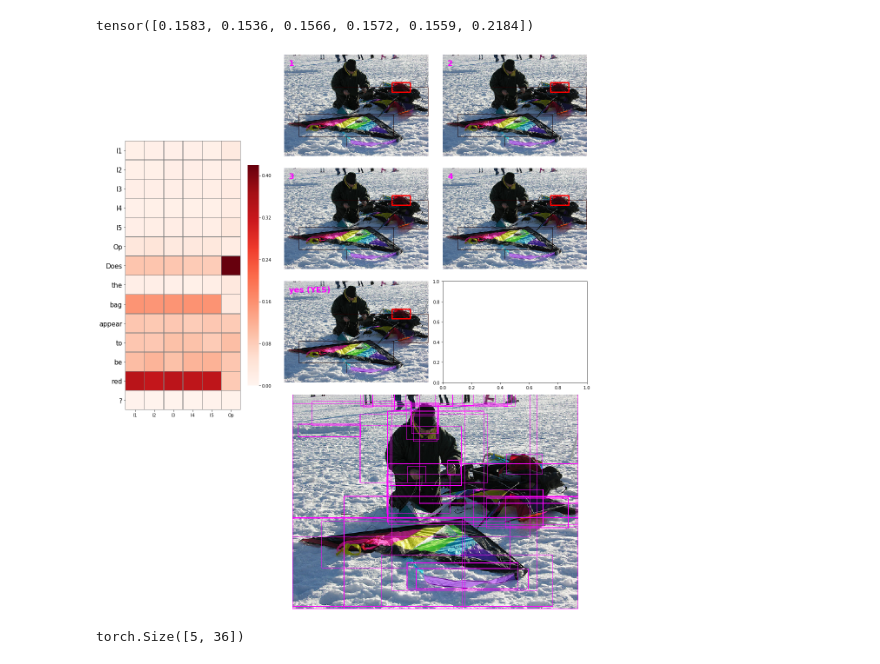
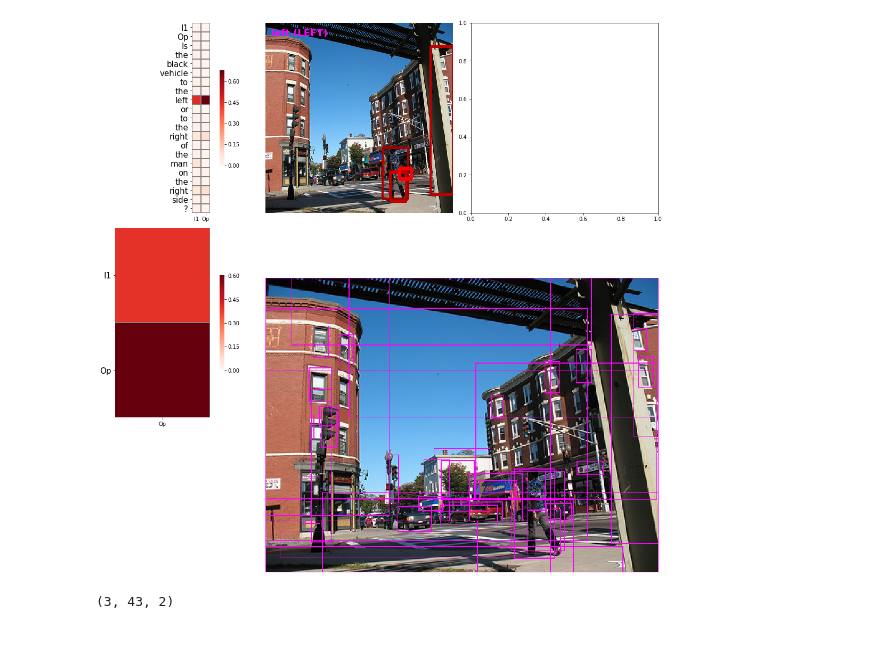
Before and after one commit to ialab-puc/FiLMac, a Jupyter notebook: visualize_attentions_lobs_objs.ipynb, the cells around one changed output. Drawn from its saved outputs; the diff is of its cells as text; code cells hidden in the pictures.

Commit message:
Triple transformer visualization

```diff
--- a/visualize_attentions_lobs_objs.ipynb
+++ b/visualize_attentions_lobs_objs.ipynb
@@ -29,3 +27,5 @@ model_dir = 'data/5_256_3layers_faster/'
+# %%
+model_dir = '/storage1/fcorencoret/FiLMac/data/1_256_3layers_faster/'
 # %%
 with open(os.path.join(model_dir, 'cfg.json'), 'r') as f:
     cfg = json.load(f)
@@ -56,7 +56,7 @@ manualSeed is not a valid config key
     "operation_linear": false
 }
 # %%
-data_dir = '/Users/sebamenabar/Documents/datasets/GQA/data'
+data_dir = '/storage1/datasets/GQA/data'
 cfg.DATASET.DATA_DIR = data_dir
 
 dataset = cfg.DATASET.DATASET
@@ -68,7 +68,7 @@ cfg.DATASET.DATASET = dataset
 #     data_dir = os.path.join(dataset_root, 'features')
 #     images_dir = os.path.join(dataset_root, 'images')
 if dataset == 'gqa':
-    dataset_root = '/Users/sebamenabar/Documents/datasets/GQA'
+    dataset_root = '/storage1/datasets/GQA/'
     data_dir = os.path.join(dataset_root, 'data')
     images_dir = os.path.join(dataset_root, 'images')
 
@@ -99,7 +99,7 @@ num_answers = len(reverse_answer_dic)
 from filmant import load_filmant
 # %%
 model = load_filmant(vocab, cfg)
-state = torch.load('data/5_256_3layers_faster/Model/model_checkpoint_000075.pth', map_location='cpu')
+state = torch.load('/storage1/fcorencoret/FiLMac/data/1_256_3layers_faster/Model/model_checkpoint_000085.pth', map_location='cpu')
 model.load_state_dict(state['model'])
 model.eval()
 return_layers = {
@@ -147,9 +127,6 @@ from visualize_attentions import plot_word_img_attn
-# %%
-avg_transformer_layers_outputs(mid_outputs['res_attn'])[-1]
-# %% [output]
-tensor([0.1583, 0.1536, 0.1566, 0.1572, 0.1559, 0.2184])
 # %%
-q_index = 5
+q_index = 5312
+stack = -1
 
 if dataset == 'gqa':
     b = collate_fn_gqa([ds[q_index]])
@@ -161,37 +138,44 @@ if dataset == 'gqa':
 
 elif dataset == 'clevr':
     b = collate_fn([ds[q_index]])
     image_filename = os.path.join(split, ds.questions[q_index]['image_filename'])
 
 with torch.no_grad():
-    mid_outputs, output = mid_getter(b['question'], b['question_length'], b['image'], b['bbox'])
+    mid_outputs, output = mid_getter(b['question'].cuda(), b['question_length'], b['image'].cuda(), b['bbox'].cuda())
 
 pred = vocab['answer_idx_to_token'][output.argmax().item()]
 gt = vocab['answer_idx_to_token'][b['answer'].item()]
 bboxes = b['bbox'][0].numpy()
 # num_gt_objs = b['image'][1].item()
 
 tokenized_questions = idxs_to_question(b['question'][0].numpy(), vocab['question_idx_to_token'])
 
-reduction = avg_transformer_layers_outputs
-# reduction = reduce_transformer_attn
+# reduction = avg_transformer_layers_outputs
+reduction = reduce_transformer_attn
 
+# cw_attns = reduction(mid_outputs['cw_attn'])
+cw_attns = [attn[1][0] for attn in mid_outputs['cw_attn']][stack]
 vis_attns = reduction(mid_outputs['vis_attn'])
-obj_vis_attns = vis_attns[-cfg.model.n_instructions:,:num_gt_objs]
+# obj_vis_attns = vis_attns[-cfg.model.n_instructions:,:num_gt_objs]
+obj_vis_attns = [attn[1][0] for attn in mid_outputs['vis_attn']][stack][-cfg.model.n_instructions:,:num_gt_objs]
+op_attns = reduction(mid_outputs['res_attn'])
+# op_attns = op_attns[-1:]
+op_attns = [attn[1][0] for attn in mid_outputs['res_attn']][stack][-1:]
 
 plot_word_img_attn(
-    cw_attns=reduction(mid_outputs['cw_attn']),
+    cw_attns=cw_attns,
     bboxes=bboxes,
     obj_vis_attns=obj_vis_attns,
+    op_attns=op_attns,
     num_steps=num_steps,
     words=tokenized_questions,
     images_root=images_dir,
     image_filename=image_filename,
     pred=pred,
     gt=gt,
     model_cfg=cfg.model,
-    vis='attn',
+#     vis='attn',
     num_gt_objs=num_gt_objs,
 )
 # %% [output]
-[figure, old version]
+[figure, new version]
@@ -208,4 +181,0 @@ images_root = images_dir
-# %%
-vis_attns[-cfg.model.n_instructions:,:num_gt_objs].size()
-# %% [output]
-torch.Size([5, 36])
@@ -215,0 +182,4 @@ bboxes = b['bbox'][0].numpy()
+# %%
+len(cw_attns), len(obj_vis_attns[0][0]), len(op_attns[0][0])
+# %% [output]
+(3, 43, 2)
```
Also changed, not shown: parts of 26 cells of this notebook, 5 other files.
